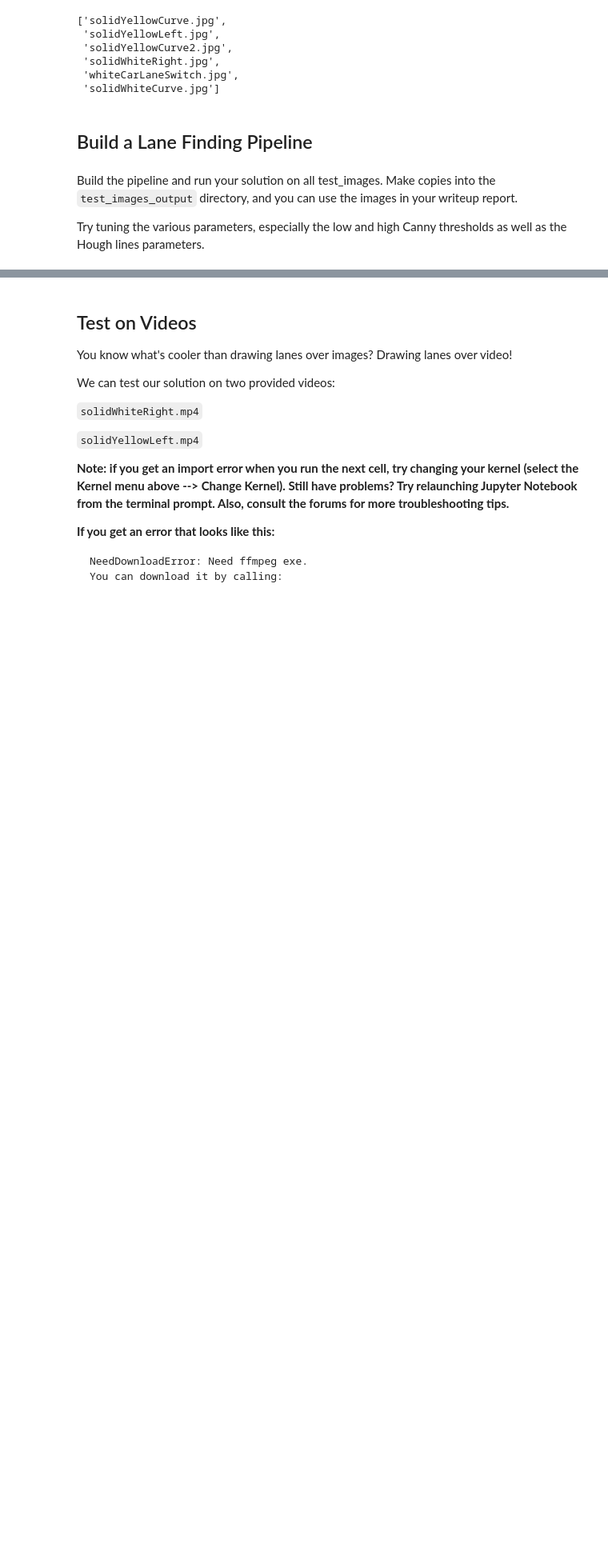
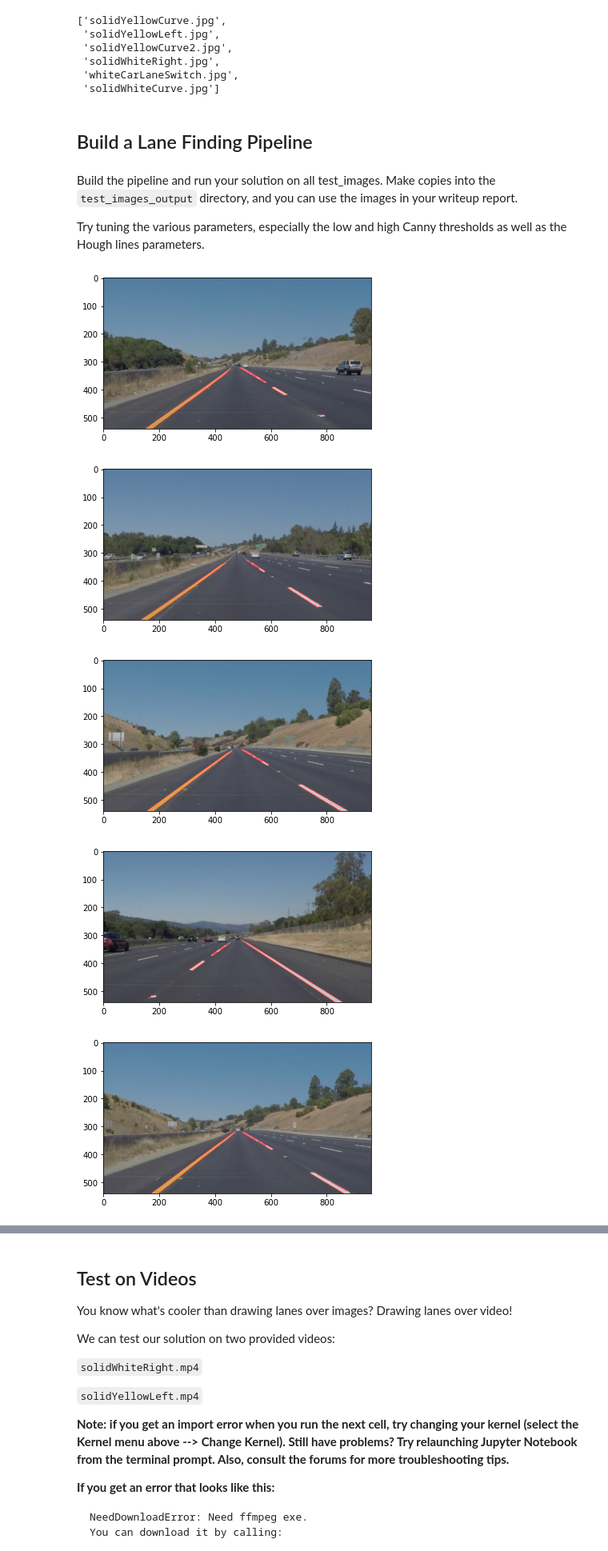
Before and after one commit to grantgasser/self-driving-car-engineer-proj1, a Jupyter notebook: P1.ipynb, the cells around one changed output, grey strips where cells are left out. Shown: that part at 80% size. Saved outputs shown, nothing was run; the diff lists cells and outputs as text; code cells hidden in the pictures; blank space fills up the shorter version.

```diff
--- a/P1.ipynb
+++ b/P1.ipynb
@@ -195,3 +195,33 @@ os.listdir("test_images/")
 Build the pipeline and run your solution on all test_images. Make copies into the `test_images_output` directory, and you can use the images in your writeup report.
 
 Try tuning the various parameters, especially the low and high Canny thresholds as well as the Hough lines parameters.
+# %%
+input_dir = 'test_images/'
+
+output_dir = 'test_images_output/'
+if not os.path.isdir(output_dir):
+    os.mkdir(output_dir)
+
+for img_file in os.listdir(input_dir):
+    # read and view the image
+    img = mpimg.imread(os.path.join(input_dir, img_file))
+
+    # find lanes
+    gray = grayscale(img)
+    blur = gaussian_blur(gray, 5)
+    edges = canny(blur, 50, 150)  # these #'s worked well in quiz
+    region = np.array([[[0, img.shape[0]], [470, 320], [500, 320], [img.shape[1], img.shape[0]]]])
+    masked_img = region_of_interest(edges, region)
+    line_img = hough_lines(masked_img, 1, np.pi/180, 15, 15, 20)
+    final_img = weighted_img(line_img, img)
+    plt.imshow(final_img)
+    plt.show()
+
+    # write
+    cv2.imwrite(os.path.join(output_dir, img_file), cv2.cvtColor(final_img, cv2.COLOR_BGR2RGB))
+# %% [output]
+[figure, added]
+[figure, added]
+[figure, added]
+[figure, added]
+[figure, added]
```
Also changed, not shown: parts of 4 cells of this notebook.
